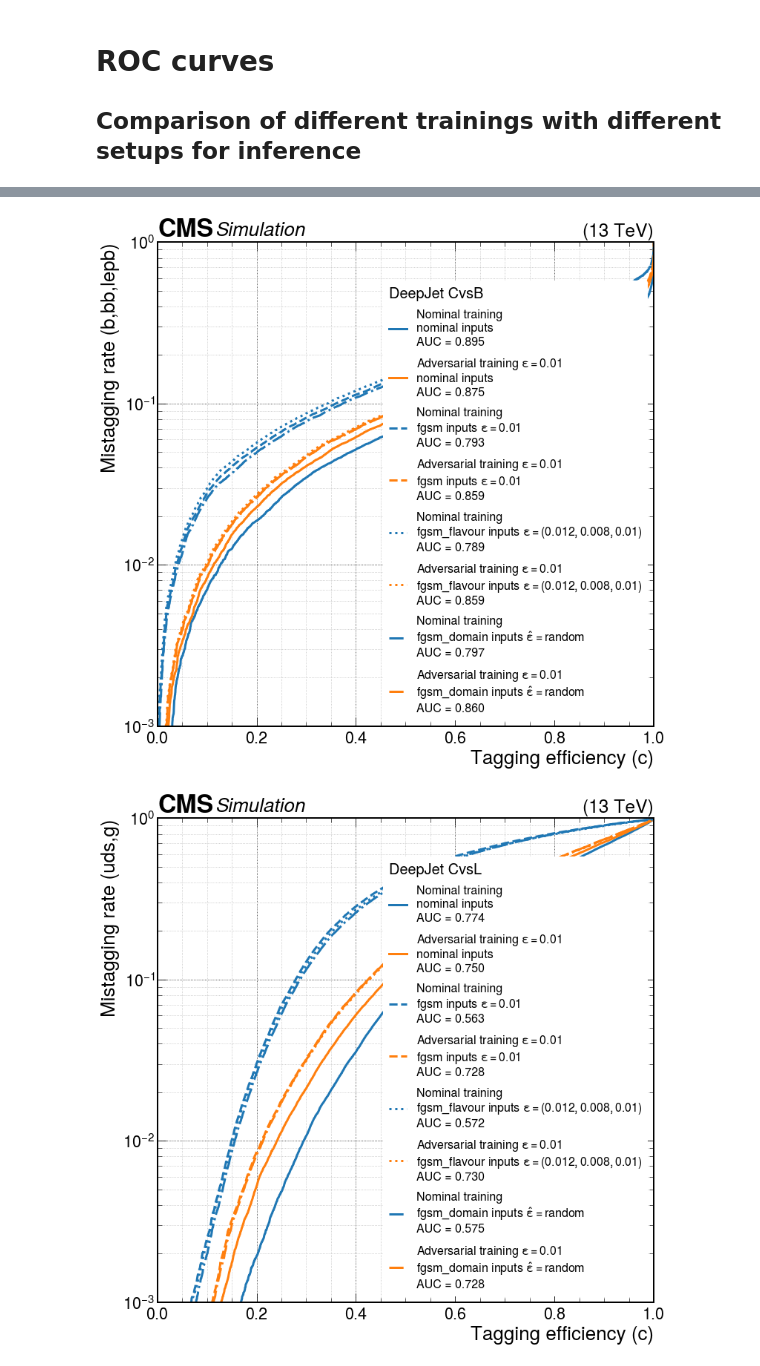
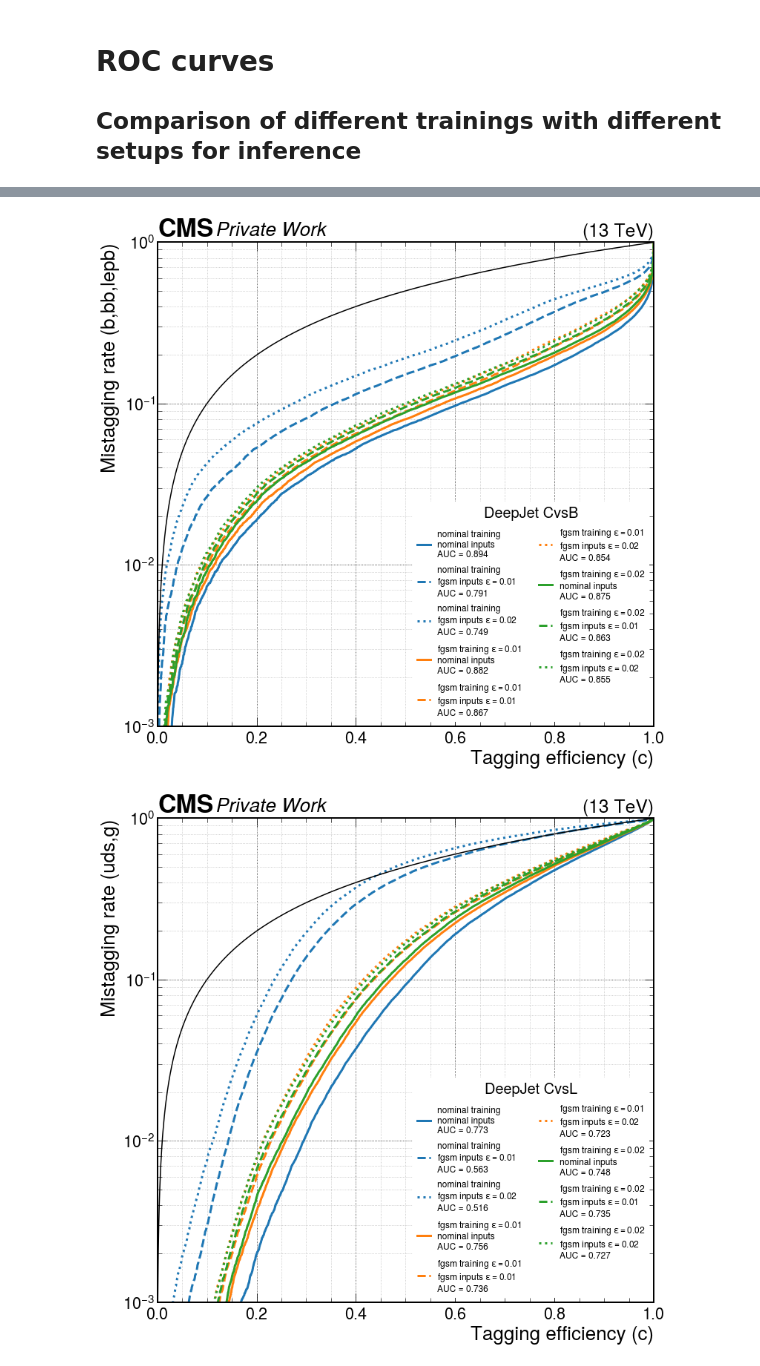
Before and after one commit to hschoenen/DeepJet, a Jupyter notebook: scripts/plot_roc.ipynb, the cells around one changed output, grey strips where cells are left out. Saved outputs shown, nothing was run; the diff lists cells and outputs as text; code cells hidden in the pictures.

Commit message:
updating plotting scripts

```diff
--- a/scripts/plot_roc.ipynb
+++ b/scripts/plot_roc.ipynb
@@ -79,0 +16,5 @@ NEW_CvsB_paths
+# %%
+model_names = ['nominal','fgsm-0_01','fgsm-0_02']
+prediction_names = ['nominal','fgsm-0_01','fgsm-0_02']#['nominal','fgsm-0_005','fgsm-0_01','fgsm-0_015','fgsm-0_02','fgsm--0_01']
+model_dir = '/net/scratch_cms3a/hschoenen/deepjet/results/'
+save_dir = '/net/scratch_cms3a/hschoenen/deepjet/plots/roc_curves/'
@@ -118,7 +91,6 @@ fig.savefig(save_dir + legtitle + '_' + tagger + '_NEW_ROC_v2.pdf', bbox_inches=
 # CvsB
 fig,ax = plt.subplots(figsize=[12,12])
 ax.set_xlim(left=0.,right=1)
-
 ax.set_yscale('log')
 ax.set_ylim(bottom=1e-3)
 ax.set_ylim(top=1)
@@ -128,65 +100,84 @@ mistag_name = ' (b,bb,lepb)'
 
 ax.set_ylabel('Mistagging rate'+mistag_name)
 ax.set_xlabel('Tagging efficiency'+tag_name)
-
 ax.grid(which='minor', alpha=0.85)
 ax.grid(which='major', alpha=0.95, color='black')
 
 legtitle = 'CvsB'
 legloc = 'lower right'
-for i in range(len(model_names)*len(prediction_setups)):
-    xya = np.load(NEW_CvsB_paths[i], allow_pickle=True)
-    model=model_names[i % len(model_names)]
-    prediction=prediction_setups[int(i/len(model_names))]
-    legend_text = names_models[model] + '\n' + names_setups[prediction] + '\n' + 'AUC = ' + f'{xya[2]:.3f}'
-    ax.plot(xya[0], xya[1], linestyle=linestyles[prediction], color=colors[model],linewidth=3.0,label=legend_text)
-leg = ax.legend(title='DeepJet '+legtitle,loc=legloc,fontsize=16,title_fontsize=20,labelspacing=0.7,frameon=True,framealpha=1,facecolor='white')
+title=''
+for i,model in enumerate(model_names):
+    title = title + model + '_'
+    for j,prediction in enumerate(prediction_names):
+        xya = np.load(model_dir+model+'/predict_'+prediction+'/CvB.npy', allow_pickle=True)
+        legend_text = model_labels[model] + '\n' + prediction_labels[prediction] + '\n' + 'AUC = ' + f'{xya[2,0]:.3f}'
+        if model_linestyles:
+            ax.plot(xya[0], xya[1], linestyle=linestyles[i], color=colors[j], linewidth=3.0, label=legend_text)
+        else:
+            ax.plot(xya[0], xya[1], linestyle=linestyles[j], color=colors[i], linewidth=3.0, label=legend_text)
+# make ROC=0.5 line
+ax.plot(np.arange(1e-3,1,1e-3),np.arange(1e-3,1,1e-3), color='black')
+# make legend
+if len(model_names)*len(prediction_names)<8:
+    leg = ax.legend(title='DeepJet '+legtitle,loc=legloc,fontsize=16,title_fontsize=20,labelspacing=0.7,frameon=True,framealpha=1,facecolor='white')
+else:
+    leg = ax.legend(title='DeepJet '+legtitle,loc=legloc,ncols=2,fontsize=12,title_fontsize=20,labelspacing=0.7,frameon=True,framealpha=1,facecolor='white')
 if 'right' in legloc:
-    aligned = 'left'#'right'
+    aligned = 'right'
 else:
     aligned = 'left'
 leg._legend_box.align = aligned
+if len(model_names)*len(prediction_names)>8:
+    leg._legend_box.align = 'center'
 leg.get_frame().set_linewidth(0.0)
-hep.cms.label(rlabel='(13 TeV)')
-fig.savefig(legtitle + '_' + tagger + '_NEW_ROC_v2.pdf', bbox_inches='tight')
-fig.savefig(save_dir + legtitle + '_' + tagger + '_NEW_ROC_v2.pdf', bbox_inches='tight')
-#fig.savefig(legtitle + '_' + tagger + '_NEW_ROC_v2.png', bbox_inches='tight', dpi=900, facecolor='w', transparent=False)
+hep.cms.label(llabel='Private Work',rlabel='(13 TeV)')
+fig.savefig(save_dir + title + '_CvsB_ROC.pdf', bbox_inches='tight')
 # %% [output]
-[figure, old version]
+[figure, new version]
 # %%
 # CvsL
 fig,ax = plt.subplots(figsize=[12,12])
 ax.set_xlim(left=0.,right=1)
 ax.set_yscale('log')
 ax.set_ylim(bottom=1e-3)
 ax.set_ylim(top=1)
 
 tag_name = ' (c)'
 mistag_name = ' (uds,g)'
 
 ax.set_ylabel('Mistagging rate'+mistag_name)
 ax.set_xlabel('Tagging efficiency'+tag_name)
 ax.grid(which='minor', alpha=0.85)
 ax.grid(which='major', alpha=0.95, color='black')
 
 legtitle = 'CvsL'
 legloc = 'lower right'
-for i in range(len(model_names)*len(prediction_setups)):
-    xya = np.load(NEW_CvsL_paths[i], allow_pickle=True)
-    model=model_names[i % len(model_names)]
-    prediction=prediction_setups[int(i/len(model_names))]
-    legend_text = names_models[model] + '\n' + names_setups[prediction] + '\n' + 'AUC = ' + f'{xya[2]:.3f}'
-    ax.plot(xya[0], xya[1], linestyle=linestyles[prediction], color=colors[model],linewidth=3.0,label=legend_text)
-leg = ax.legend(title='DeepJet '+legtitle,loc=legloc,fontsize=16,title_fontsize=20,labelspacing=0.7,frameon=True,framealpha=1,facecolor='white')
+title=''
+for i,model in enumerate(model_names):
+    title = title + model + '_'
+    for j,prediction in enumerate(prediction_names):
+        xya = np.load(model_dir+model+'/predict_'+prediction+'/CvL.npy', allow_pickle=True)
+        legend_text = model_labels[model] + '\n' + prediction_labels[prediction] + '\n' + 'AUC = ' + f'{xya[2,0]:.3f}'
+        if model_linestyles:
+            ax.plot(xya[0], xya[1], linestyle=linestyles[i], color=colors[j], linewidth=3.0, label=legend_text)
+        else:
+            ax.plot(xya[0], xya[1], linestyle=linestyles[j], color=colors[i], linewidth=3.0, label=legend_text)
+# make ROC=0.5 line
+ax.plot(np.arange(1e-3,1,1e-3),np.arange(1e-3,1,1e-3), color='black')
+# make legend
+if len(model_names)*len(prediction_names)<8:
+    leg = ax.legend(title='DeepJet '+legtitle,loc=legloc,fontsize=16,title_fontsize=20,labelspacing=0.7,frameon=True,framealpha=1,facecolor='white')
+else:
+    leg = ax.legend(title='DeepJet '+legtitle,loc=legloc,ncols=2,alignment='center',fontsize=12,title_fontsize=20,labelspacing=0.7,frameon=True,framealpha=1,facecolor='white')
 if 'right' in legloc:
-    aligned = 'left'
+    aligned = 'right'
 else:
     aligned = 'left'
 leg._legend_box.align = aligned
+if len(model_names)*len(prediction_names)>8:
+    leg._legend_box.align = 'center'
 leg.get_frame().set_linewidth(0.0)
-hep.cms.label(rlabel='(13 TeV)')
-fig.savefig(legtitle + '_' + tagger + '_NEW_ROC_v2.pdf', bbox_inches='tight')
-fig.savefig(save_dir + legtitle + '_' + tagger + '_NEW_ROC_v2.pdf', bbox_inches='tight')
-#fig.savefig(legtitle + '_' + tagger + '_NEW_ROC_v2.png', bbox_inches='tight', dpi=900, facecolor='w', transparent=False)
+hep.cms.label(llabel='Private Work',rlabel='(13 TeV)')
+fig.savefig(save_dir + title + '_CvsL_ROC.pdf', bbox_inches='tight')
 # %% [output]
-[figure, old version]
+[figure, new version]
```
Also changed, not shown: parts of 9 cells of this notebook, 7 other files.
